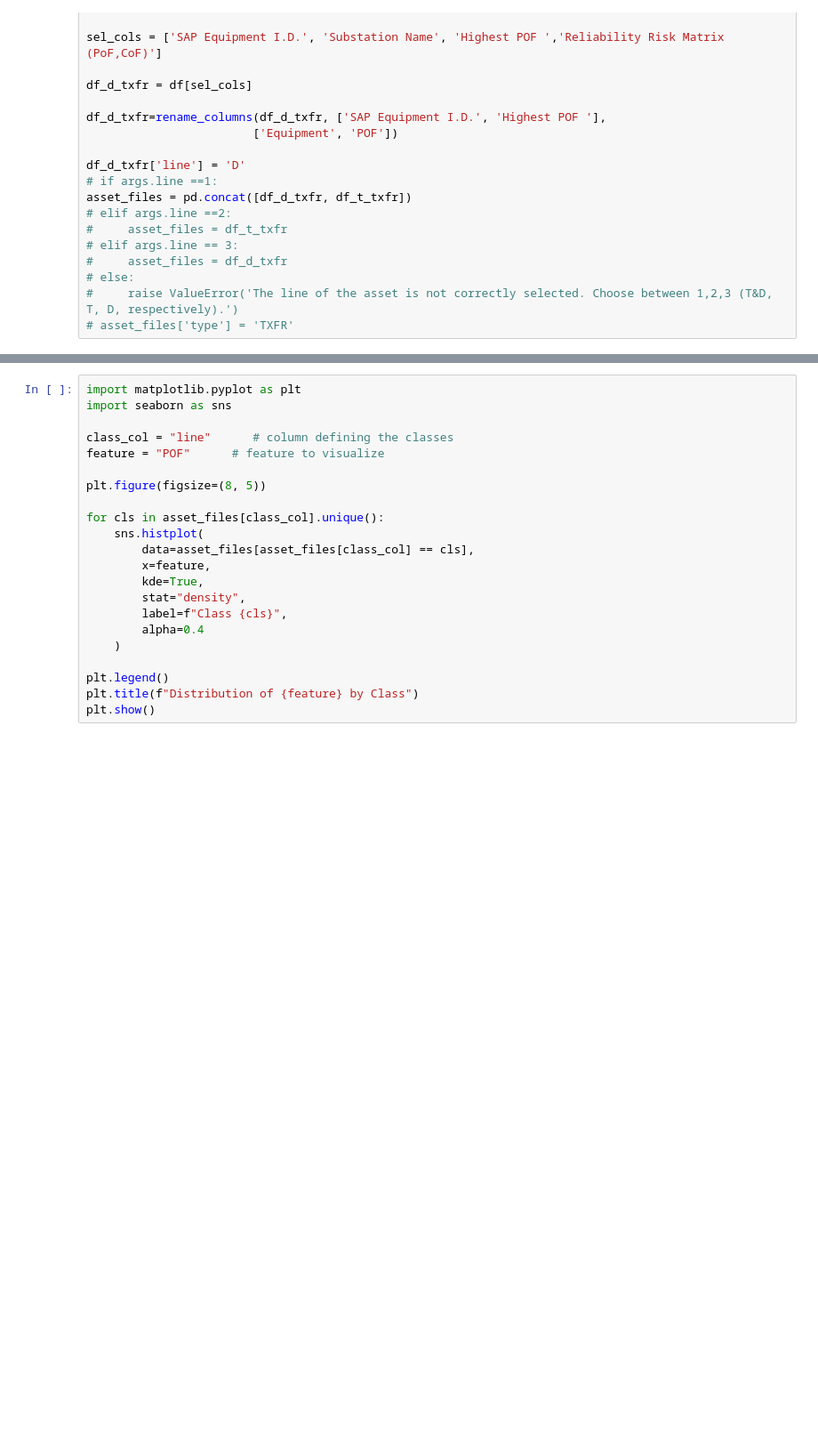
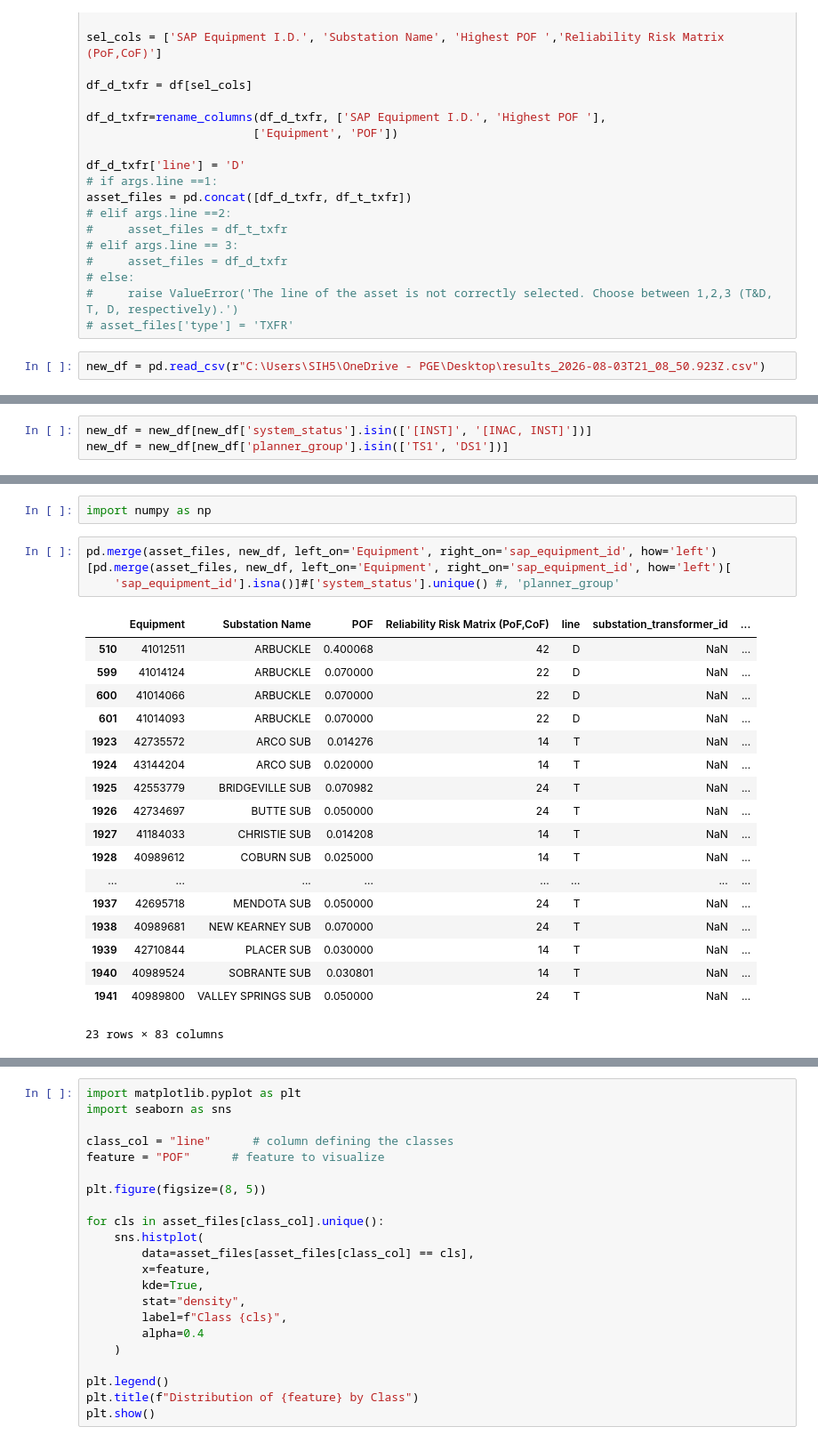
Before and after one commit to faridha96/txfr_brkr_failures, a Jupyter notebook: summary_stat.ipynb, the cells around one changed output, grey strips where cells are left out. Shown at 89% size. Saved outputs shown, nothing was run; the diff lists cells and outputs as text; blank space fills up the shorter version.

```diff
--- a/summary_stat.ipynb
+++ b/summary_stat.ipynb
@@ -49,3 +49,5 @@ asset_files = pd.concat([df_d_txfr, df_t_txfr])
 # else:
 #     raise ValueError('The line of the asset is not correctly selected. Choose between 1,2,3 (T&D, T, D, respectively).')
 # asset_files['type'] = 'TXFR'
+# %%
+new_df = pd.read_csv(r"C:\Users\SIH5\OneDrive - PGE\Desktop\results_2026-08-03T21_08_50.923Z.csv")
@@ -51,0 +58,3 @@ asset_files = pd.concat([df_d_txfr, df_t_txfr])
+# %%
+new_df = new_df[new_df['system_status'].isin(['[INST]', '[INAC, INST]'])]
+new_df = new_df[new_df['planner_group'].isin(['TS1', 'DS1'])]
@@ -51,0 +76,24 @@ asset_files = pd.concat([df_d_txfr, df_t_txfr])
+# %%
+import numpy as np
+# %%
+pd.merge(asset_files, new_df, left_on='Equipment', right_on='sap_equipment_id', how='left')[pd.merge(asset_files, new_df, left_on='Equipment', right_on='sap_equipment_id', how='left')[
+    'sap_equipment_id'].isna()]#['system_status'].unique() #, 'planner_group'
+# %% [output]
+|  | Equipment | Substation Name | POF | Reliability Risk Matrix (PoF,CoF) | line | substation_transformer_id | ... |
+| 510 | 41012511 | ARBUCKLE | 0.400068 | 42 | D | NaN | ... |
+| 599 | 41014124 | ARBUCKLE | 0.070000 | 22 | D | NaN | ... |
+| 600 | 41014066 | ARBUCKLE | 0.070000 | 22 | D | NaN | ... |
+| 601 | 41014093 | ARBUCKLE | 0.070000 | 22 | D | NaN | ... |
+| 1923 | 42735572 | ARCO SUB | 0.014276 | 14 | T | NaN | ... |
+| 1924 | 43144204 | ARCO SUB | 0.020000 | 14 | T | NaN | ... |
+| 1925 | 42553779 | BRIDGEVILLE SUB | 0.070982 | 24 | T | NaN | ... |
+| 1926 | 42734697 | BUTTE SUB | 0.050000 | 24 | T | NaN | ... |
+| 1927 | 41184033 | CHRISTIE SUB | 0.014208 | 14 | T | NaN | ... |
+| 1928 | 40989612 | COBURN SUB | 0.025000 | 14 | T | NaN | ... |
+| ... | ... | ... | ... | ... | ... | ... | ... |
+| 1937 | 42695718 | MENDOTA SUB | 0.050000 | 24 | T | NaN | ... |
+| 1938 | 40989681 | NEW KEARNEY SUB | 0.070000 | 24 | T | NaN | ... |
+| 1939 | 42710844 | PLACER SUB | 0.030000 | 14 | T | NaN | ... |
+| 1940 | 40989524 | SOBRANTE SUB | 0.030801 | 14 | T | NaN | ... |
+| 1941 | 40989800 | VALLEY SPRINGS SUB | 0.050000 | 24 | T | NaN | ... |
+23 rows × 83 columns
```
Also changed, not shown: parts of 25 cells of this notebook, 2 other files.
